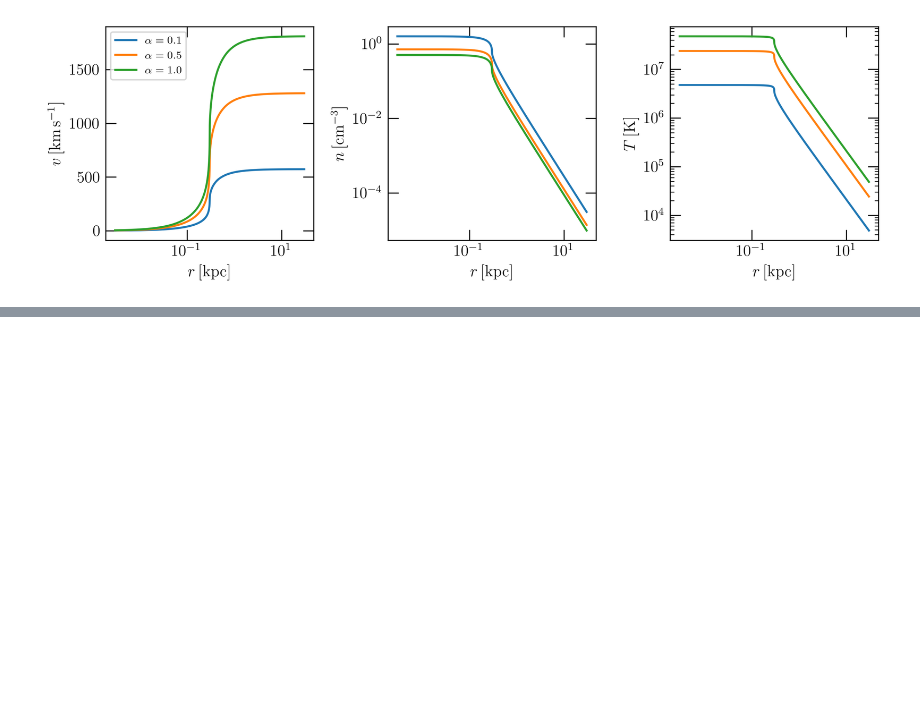
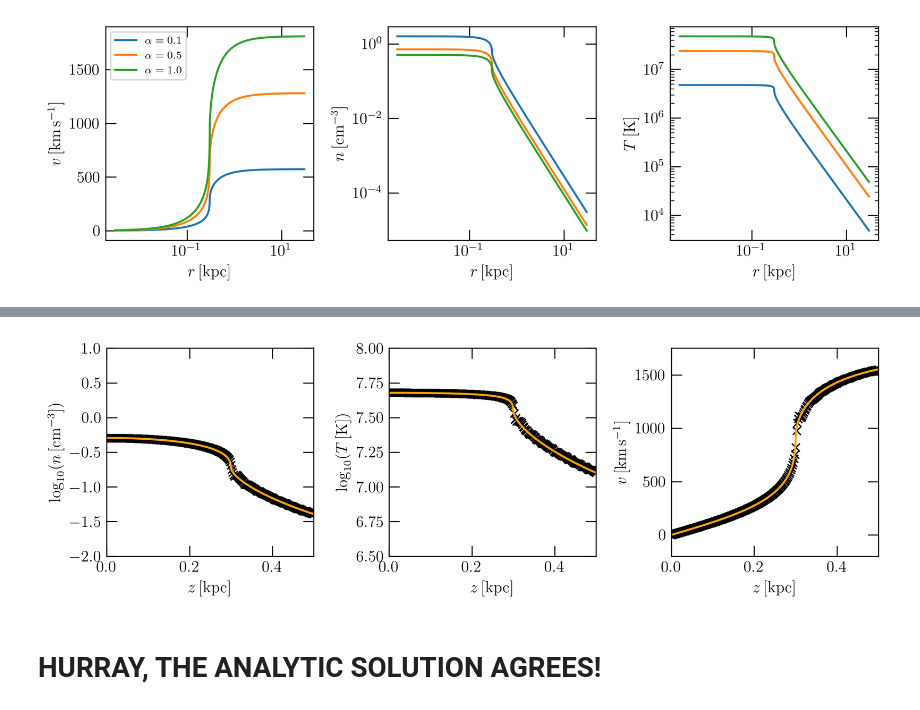
Before and after one commit to dustindnguyen/2022_polaris_galactic_winds_notes, a Jupyter notebook: 03March2022_Polaris_CC85.ipynb, the cells around one changed output, grey strips where cells are left out. Saved outputs shown, nothing was run; the diff lists cells and outputs as text; code cells hidden in the pictures; blank space fills up the shorter version.

```diff
--- a/03March2022_Polaris_CC85.ipynb
+++ b/03March2022_Polaris_CC85.ipynb
@@ -218,0 +349,50 @@ fig.tight_layout()
+# %%
+alpha, beta, Rkpc, Msfr = 1, 0.3, 0.3, 10
+rStar_85a, M_85a, uStar_85a, rhoStar_85a, PStar_85a, u_85a, rho_85a, P_85a = CC85(alpha,beta,Rkpc,Msfr)
+R = Rkpc * kpc
+r_85a = rStar_85a * R        # r is in units of cm
+n_85a = rho_85a / (mu*mp)
+T_85a = P_85a / (kb * n_85a)
+# %%
+# plot same above, but now with analytic CC85's
+
+fig = plt.figure(figsize=(9,3),dpi=300)
+ax1 = fig.add_subplot(1,3,1)
+ax2 = fig.add_subplot(1,3,2)
+ax3 = fig.add_subplot(1,3,3)
+
+# when we plot the z axis, we'll shift by the center
+
+ax1.plot((z-zcen)/kpc,np.log10(n_a[int(nx/2.0),int(ny/2.0),:]),marker='x',ls='None',c='black')
+ax2.plot((z-zcen)/kpc,np.log10(T_a[int(nx/2.0),int(ny/2.0),:]),marker='x',ls='None',c='black')
+ax3.plot((z-zcen)/kpc,vmag_a[int(nx/2.0),int(ny/2.0),:]/1e5,marker='x',ls='None',c='black')
+
+ax1.plot(r_85a/kpc,np.log10(n_85a),ls='-',c='orange')
+ax2.plot(r_85a/kpc,np.log10(T_85a),ls='-',c='orange')
+ax3.plot(r_85a/kpc,u_85a/1e5,ls='-',c='orange')
+
+ax1.set_xlabel('$z\,$[kpc]')
+ax2.set_xlabel('$z\,$[kpc]')
+ax3.set_xlabel('$z\,$[kpc]')
+
+ax1.set_ylabel('$\log_{10}(n\,\mathrm{[cm^{-3}]})$')
+ax2.set_ylabel('$\log_{10}(T\,\mathrm{[K]})$')
+ax3.set_ylabel('$v\,\mathrm{[km\,s^{-1}]}$')
+
+
+# analytic solution calculates to like 30 kpc? but our simulation domain is 1kpc, so we only go to 0.5 kpc
+ax1.set_xlim([0,0.5])
+ax2.set_xlim([0,0.5])
+ax3.set_xlim([0,0.5])
+
+# fix y-axis so it looks good
+
+ax1.set_ylim([-2,1])
+ax2.set_ylim([6.5,8])
+ax3.set_ylim([-200,1750])
+
+fig.tight_layout()
+# %% [output]
+[figure, added]
+# %% [markdown]
+# HURRAY, THE ANALYTIC SOLUTION AGREES!
```
Also changed, not shown: parts of 6 cells of this notebook.
